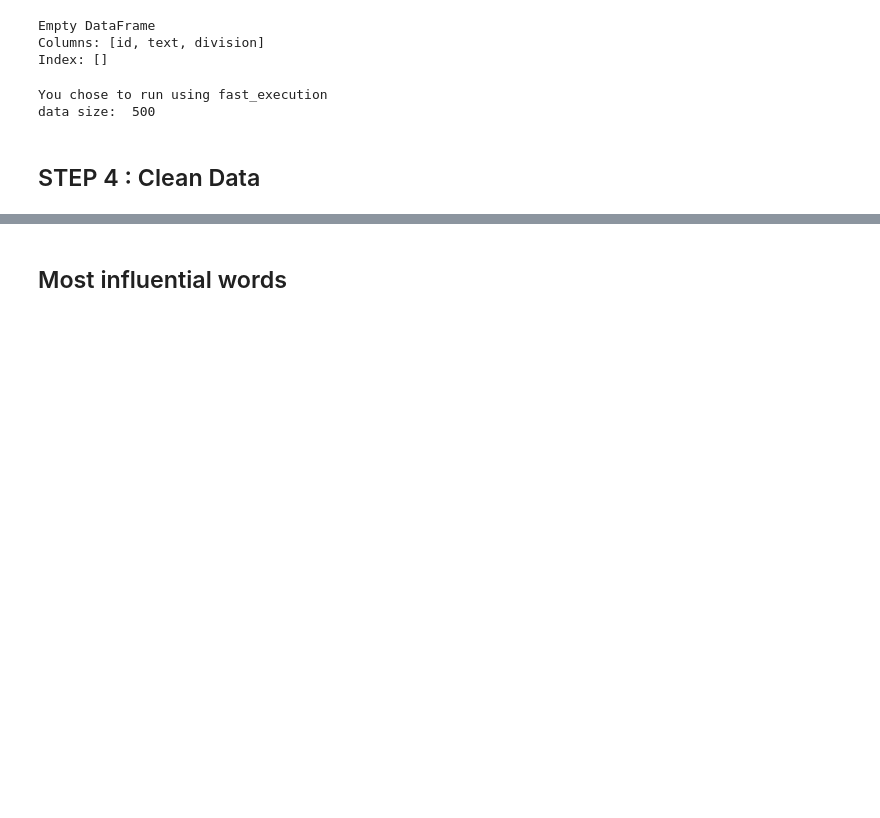
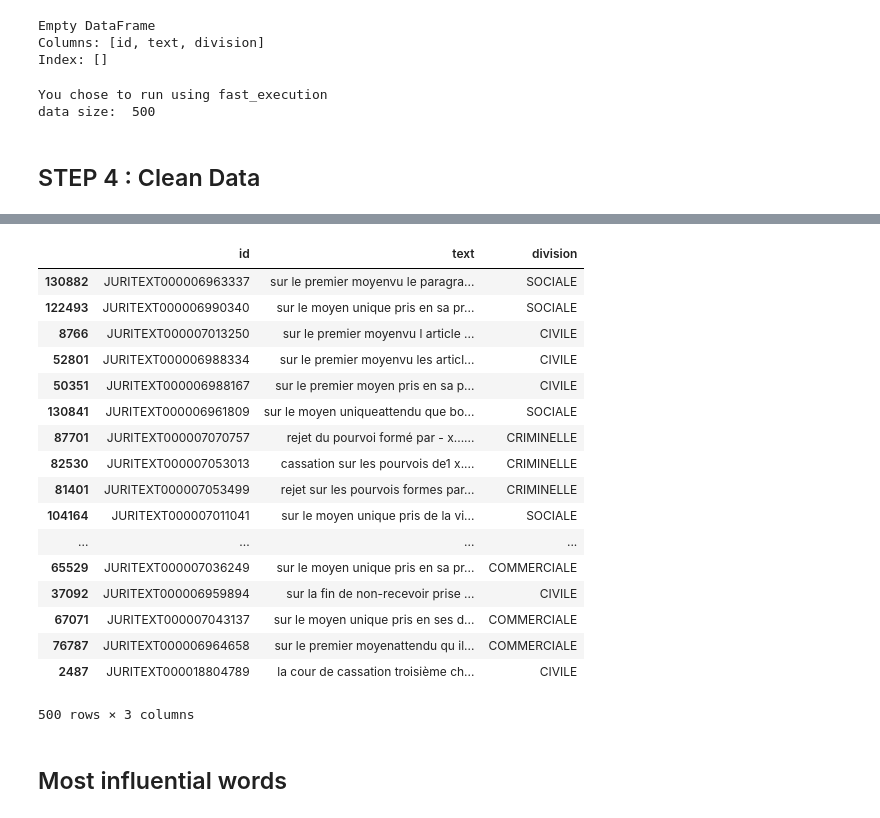
Before and after one commit to JeremyBouhi/DataScience, a Jupyter notebook: classification-document.ipynb, the cells around one changed output, grey strips where cells are left out. Saved outputs shown, nothing was run; the diff lists cells and outputs as text; code cells hidden in the pictures; blank space fills up the shorter version.

Commit message:
working on dataframe as asked

```diff
--- a/classification-document.ipynb
+++ b/classification-document.ipynb
@@ -109,26 +151,12 @@ formatted_X = formatted_X.apply(clean_references_to_law_codes)
 # %%
-# Clean references to law articles and all numbers
+# Remove all numbers
 
 def clean_references_to_law_articles(text) :
-    re.sub(r'((?:\b[A-Z][\.-]? ?)?(?:\d+-?\d+\b))', 'N', ''.join(text))
-    text = re.sub(r'\[[0-9]*\]', '', text) #remove digits
+    text = re.sub(r'[0-9]*', '', text) #remove digits
     return text
 
-formatted_X = formatted_X.apply(clean_references_to_law_articles)
+X = X.apply(clean_references_to_law_articles)
+#formatted_X = formatted_X.apply(clean_references_to_law_articles)
-# %%
-# Preprocessing step pull off all the htlm tag, "\n", and any special characters
-def preprocessor(text):
-    text = re.sub('<[^>]*>', '', text) # remove HTML tags
-    text = re.sub('[,\/#!$%\^&\*:{}=\_`~()«»°–]','', text) # remove special characters except ; and . for spliting in sentences
-    text = re.sub('\.\.\.','', text) # remove ...
-    text = re.sub(r'\bM\. \b','M ', text) # explicit replacement of M. (because of the .)
-    text = text.replace(';','.') # some sentences are split by ;
-    text = text.replace('\n','').replace('\t','').replace('\'',' ')
-    text.replace('\s{2,}',' ')
-    return text
-
-X = X.apply(preprocessor) # Used for a better display of the most influential sentences
-formatted_X = formatted_X.apply(preprocessor)
 # %%
 # Set to lower case
 def to_lower_case(s) :
@@ -168,3 +213,35 @@ remove_stop_words(text)
+# %%
+def clean_data(text):
+    #text = preprocessor(text)
+    text = to_lower_case(text)
+    text = clean_references_to_law_codes(text)
+    text = clean_words_corresponding_to_labels(text)
+    text = clean_references_to_law_articles(text)
+    text = remove_stop_words(text)
+    return text
+# %%
+df['text'] = df['text'].apply(preprocessor)
+df_clean = df
+df_['text'] = df_clean['text'].apply(clean_data)
+# %% [output]
+|  | id | text | division |
+| 130882 | JURITEXT000006963337 | sur le premier moyenvu le paragra... | SOCIALE |
+| 122493 | JURITEXT000006990340 | sur le moyen unique pris en sa pr... | SOCIALE |
+| 8766 | JURITEXT000007013250 | sur le premier moyenvu l article ... | CIVILE |
+| 52801 | JURITEXT000006988334 | sur le premier moyenvu les articl... | CIVILE |
+| 50351 | JURITEXT000006988167 | sur le premier moyen pris en sa p... | CIVILE |
+| 130841 | JURITEXT000006961809 | sur le moyen uniqueattendu que bo... | SOCIALE |
+| 87701 | JURITEXT000007070757 | rejet du pourvoi formé par - x...... | CRIMINELLE |
+| 82530 | JURITEXT000007053013 | cassation sur les pourvois de1 x.... | CRIMINELLE |
+| 81401 | JURITEXT000007053499 | rejet sur les pourvois formes par... | CRIMINELLE |
+| 104164 | JURITEXT000007011041 | sur le moyen unique pris de la vi... | SOCIALE |
+| ... | ... | ... | ... |
+| 65529 | JURITEXT000007036249 | sur le moyen unique pris en sa pr... | COMMERCIALE |
+| 37092 | JURITEXT000006959894 | sur la fin de non-recevoir prise ... | CIVILE |
+| 67071 | JURITEXT000007043137 | sur le moyen unique pris en ses d... | COMMERCIALE |
+| 76787 | JURITEXT000006964658 | sur le premier moyenattendu qu il... | COMMERCIALE |
+| 2487 | JURITEXT000018804789 | la cour de cassation troisième ch... | CIVILE |
+500 rows × 3 columns
 # %% [markdown]
 ## Most influential words
 # %%
```
Also changed, not shown: parts of 31 cells of this notebook.
